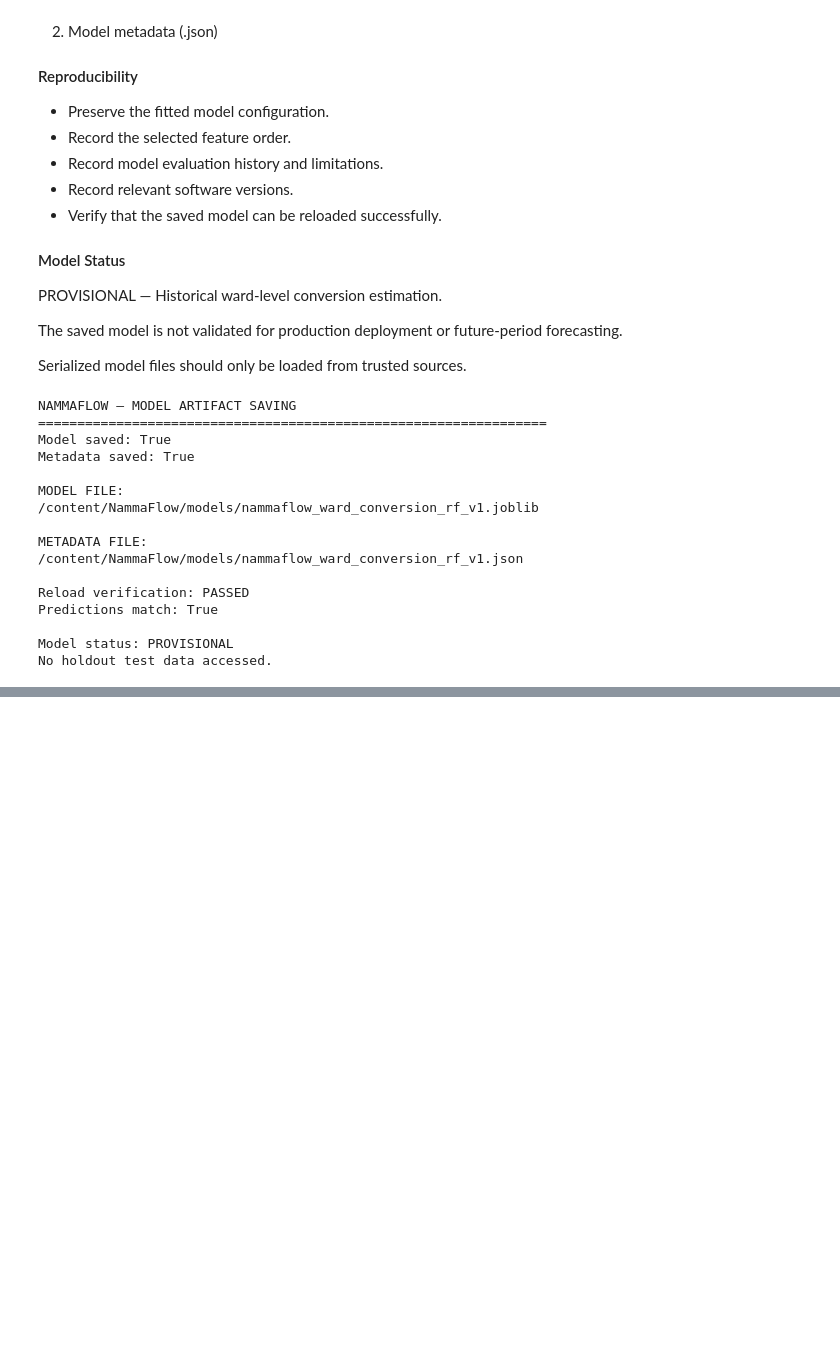
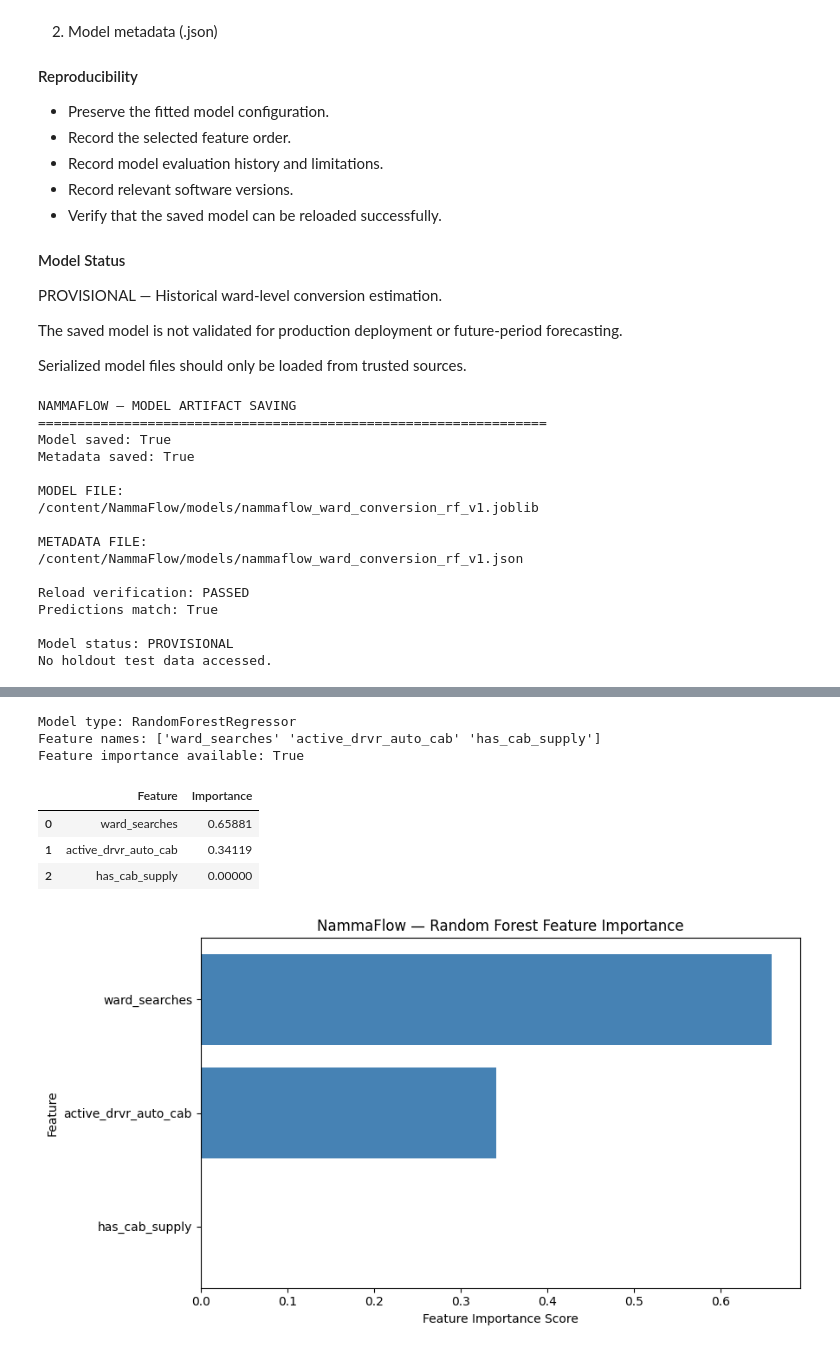
Before and after one commit to Narasimhan15/NammaFlow, a Jupyter notebook: notebooks/04_machine_learning.ipynb, the cells around one changed output, grey strips where cells are left out. Saved outputs shown, nothing was run; the diff lists cells and outputs as text; code cells hidden in the pictures; blank space fills up the shorter version.

Commit message:
Save model explainability and evaluation checkpoint

```diff
--- a/notebooks/04_machine_learning.ipynb
+++ b/notebooks/04_machine_learning.ipynb
@@ -6295,0 +6297,71 @@ ValueError: Please upload exactly one notebook.
+# %%
+
+# ============================================================
+# NammaFlow — Restore Trained Random Forest Model
+# ============================================================
+
+import joblib
+
+model_path = "/content/NammaFlow/models/nammaflow_ward_conversion_rf_v1.joblib"
+
+# Load our previously trained model
+rf_model = joblib.load(model_path)
+
+# Verify model
+print("Model type:", type(rf_model).__name__)
+
+print("Feature names:",
+      getattr(rf_model, "feature_names_in_", "Not available"))
+
+print("Feature importance available:",
+      hasattr(rf_model, "feature_importances_"))
+# %% [output]
+Model type: RandomForestRegressor
+Feature names: ['ward_searches' 'active_drvr_auto_cab' 'has_cab_supply']
+Feature importance available: True
+# %%
+
+# ============================================================
+# 4.10.3 — Random Forest Feature Importance
+# ============================================================
+
+import pandas as pd
+import matplotlib.pyplot as plt
+
+# Extract feature names directly from the saved model
+feature_importance_df = pd.DataFrame({
+    "Feature": rf_model.feature_names_in_,
+    "Importance": rf_model.feature_importances_
+})
+
+# Sort by importance
+feature_importance_df = feature_importance_df.sort_values(
+    by="Importance",
+    ascending=False
+).reset_index(drop=True)
+
+# Display feature importance table
+display(feature_importance_df)
+
+# Visualize feature importance
+plt.figure(figsize=(9, 5))
+
+plt.barh(
+    feature_importance_df["Feature"],
+    feature_importance_df["Importance"],
+    color="steelblue"
+)
+
+plt.gca().invert_yaxis()
+plt.xlabel("Feature Importance Score")
+plt.ylabel("Feature")
+plt.title("NammaFlow — Random Forest Feature Importance")
+
+plt.tight_layout()
+plt.show()
+# %% [output]
+|  | Feature | Importance |
+| 0 | ward_searches | 0.65881 |
+| 1 | active_drvr_auto_cab | 0.34119 |
+| 2 | has_cab_supply | 0.00000 |
+[figure, added]
```
Also changed, not shown: parts of 91 cells of this notebook, 6 other files.
